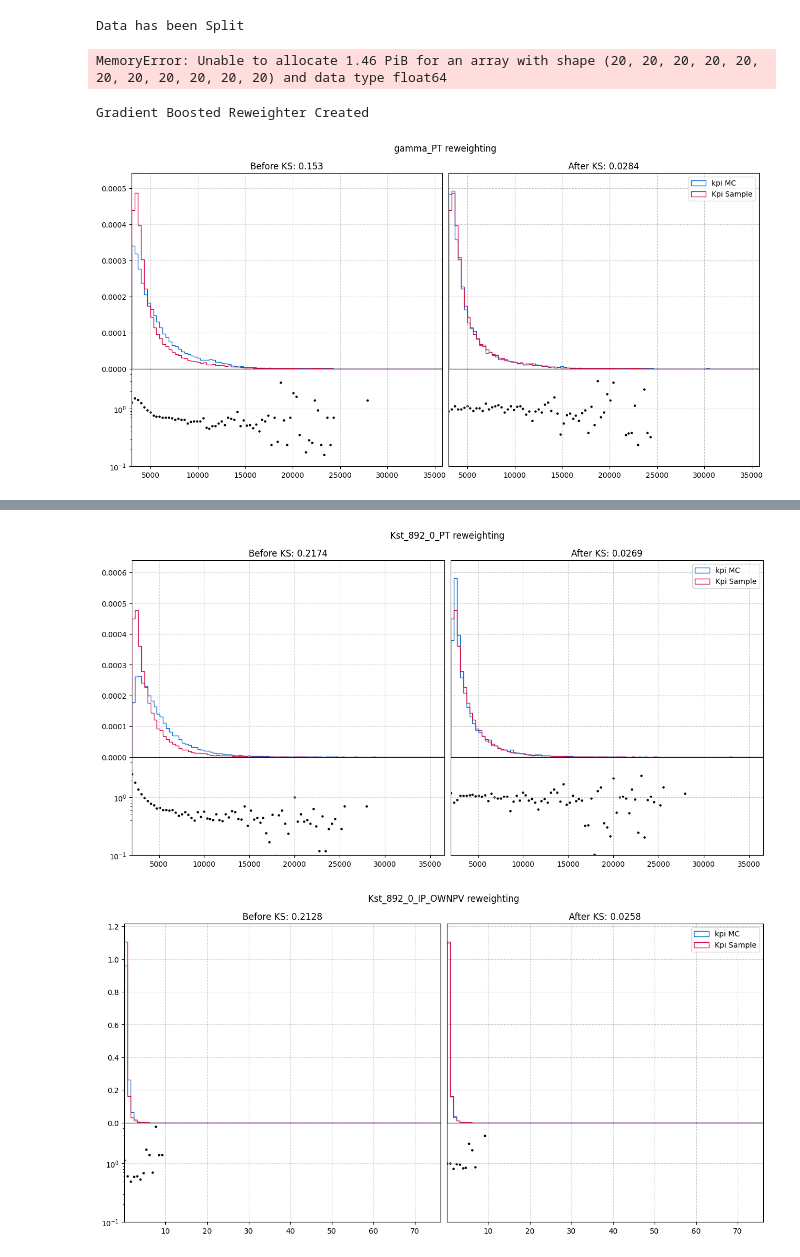
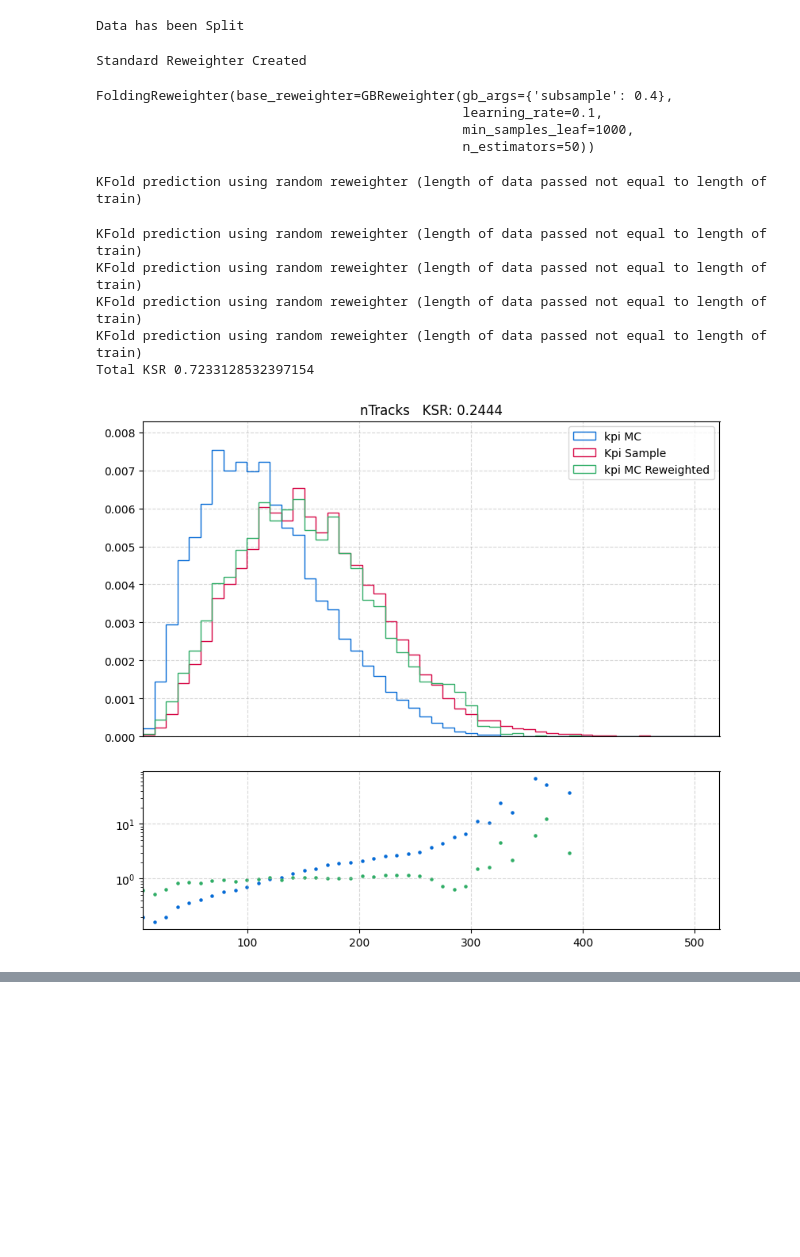
Before and after one commit to s1960329/MScProjectCode, a Jupyter notebook: scipts/ReweightingModel.ipynb, the cells around one changed output, grey strips where cells are left out. Drawn from its saved outputs; the diff is of its cells as text; code cells hidden in the pictures; blank space fills up the shorter version.

Commit message:
Reweight Check

```diff
--- a/scipts/ReweightingModel.ipynb
+++ b/scipts/ReweightingModel.ipynb
@@ -14,34 +30,34 @@ colors     = {"kpi" : "#066bd6", "kpisw"  : "#d60645",  "pipi" : "#2fad66", "rat
 # %%
 dataframes  = {}
-path = "/Users/finnjohnonori/Documents/GitHubRepositories/HistogramsLHCbFull/data/"
+path = "/Users/finnjohnonori/Documents/GitHubRepositories/MScProject/data/"
 
 # Imports the Kpi monte carlo data - Original
 with uproot.open(path + "kpiG_MC_Bd2KstGamma_HighPt_prefilter_2018_noPIDsel-magup.root") as Kpi_TChain_MC_up: # type: ignore
     Kpi_TTree_up         = Kpi_TChain_MC_up["DecayTree"]
-    Kpi_up_MC_df         = Kpi_TTree_up.arrays(columns, library="pd") # type: ignore
+    Kpi_up_MC_df         = Kpi_TTree_up.arrays(columns["kpi"], library="pd", aliases ={"B_ETA": "-log(tan(atan(B_PT/B_PZ)/2))"}) # type: ignore
 
 with uproot.open(path + "kpiG_MC_Bd2KstGamma_HighPt_prefilter_2018_noPIDsel-magdown.root") as Kpi_TChain_MC_down: # type: ignore
     Kpi_TTree_MC_down    = Kpi_TChain_MC_down["DecayTree"]
-    Kpi_down_MC_df       = Kpi_TTree_MC_down.arrays(columns, library="pd") # type: ignore
+    Kpi_down_MC_df       = Kpi_TTree_MC_down.arrays(columns["kpi"], library="pd", aliases ={"B_ETA": "-log(tan(atan(B_PT/B_PZ)/2))"}) # type: ignore
 
 dataframes["kpi"]   = pd.concat((Kpi_up_MC_df, Kpi_down_MC_df))
 
-# Import the pipi monte carlo data
-# with uproot.open(path + "pipiG_MC_Bd2RhoGamma_HighPt_prefilter_2018_noPIDsel-magup.root") as pipi_TChain_MC_up: # type: ignore
-#     pipi_TTree_MC_up     = pipi_TChain_MC_up["DecayTree"]
-#     pipi_up_MC_df        = pipi_TTree_MC_up.arrays(self.columns, library="pd") # type: ignore
+#Import the pipi monte carlo data
+with uproot.open(path + "pipiG_MC_Bd2RhoGamma_HighPt_prefilter_2018_noPIDsel-magup.root") as pipi_TChain_MC_up: # type: ignore
+    pipi_TTree_MC_up     = pipi_TChain_MC_up["DecayTree"]
+    pipi_up_MC_df        = pipi_TTree_MC_up.arrays(columns["pipi"], library="pd", aliases ={"B_ETA": "-log(tan(atan(B_PT/B_PZ)/2))"}) # type: ignore
 
-# with uproot.open(path + "pipiG_MC_Bd2RhoGamma_HighPt_prefilter_2018_noPIDsel-magdown.root") as pipi_TChain_MC_down: # type: ignore
-#     pipi_TTree_MC_down   = pipi_TChain_MC_down["DecayTree"]
-#     pipi_down_MC_df      = pipi_TTree_MC_down.arrays(self.columns, library="pd") # type: ignore
+with uproot.open(path + "pipiG_MC_Bd2RhoGamma_HighPt_prefilter_2018_noPIDsel-magdown.root") as pipi_TChain_MC_down: # type: ignore
+    pipi_TTree_MC_down   = pipi_TChain_MC_down["DecayTree"]
+    pipi_down_MC_df      = pipi_TTree_MC_down.arrays(columns["pipi"], library="pd", aliases ={"B_ETA": "-log(tan(atan(B_PT/B_PZ)/2))"}) # type: ignore
 
-# self.dataframes["pipi"]  = pd.concat((pipi_up_MC_df, pipi_down_MC_df))
+dataframes["pipi"]  = pd.concat((pipi_up_MC_df, pipi_down_MC_df))
 
 #Imports the Sample Data - Target
 with uproot.open(path + "Sample_Kpigamma_2018_selectedTree_with_sWeights_Analysis_2hg_Unbinned-Mask1.root") as Kpi_TChain_SM: # type: ignore
     Kpi_TTree_SM         = Kpi_TChain_SM["DecayTree"]
 
-dataframes["kpisw"] = Kpi_TTree_SM.arrays(columns + ["NB0_Kpigamma_sw"], library="pd", cut = "(abs(B_M01-895.55)<100)") # type: ignore
+dataframes["kpisw"] = Kpi_TTree_SM.arrays(columns["kpi"] + ["NB0_Kpigamma_sw"], library="pd", cut = "(abs(B_M01-895.55)<100)", aliases ={"B_ETA": "-log(tan(atan(B_PT/B_PZ)/2))"}) # type: ignore
 dataframes["kpisw"] = dataframes["kpisw"].reset_index(drop=True)
 
 print("Data has been loaded")
@@ -63,16 +79,20 @@ print("Data has been Split")
 Data has been Split
 # %%
 StandardReweighter = reweight.BinsReweighter(n_bins=20, n_neighs=1.)
-StandardReweighter.fit(kpiMC_train, kpiSW_train[columns], original_weight=kpiMC_weights_train , target_weight=kpiSW_weights_train)
+StandardReweighter.fit(kpiMC_train, kpiSW_train[columns["kpi"]], original_weight=kpiMC_weights_train , target_weight=kpiSW_weights_train)
 print("Standard Reweighter Created")
 # %% [output]
-MemoryError: Unable to allocate 1.46 PiB for an array with shape (20, 20, 20, 20, 20, 20, 20, 20, 20, 20, 20) and data type float64
+Standard Reweighter Created
 # %%
-GradientBoostedReweighter = reweight.GBReweighter(n_estimators=250, learning_rate=0.1, max_depth=3, min_samples_leaf=1000, gb_args={'subsample': 0.4})
-GradientBoostedReweighter.fit(kpiMC_train, kpiSW_train[columns])
-print("Gradient Boosted Reweighter Created")
+GradientBoostedReweighter_base = reweight.GBReweighter(n_estimators=50,  learning_rate=0.1, max_depth=3, min_samples_leaf=1000, gb_args={'subsample': 0.4})
+GradientBoostedReweighter      = reweight.FoldingReweighter(GradientBoostedReweighter_base, n_folds=2)
+
+GradientBoostedReweighter.fit(kpiMC_train, kpiSW_train[columns["kpi"]])
 # %% [output]
-Gradient Boosted Reweighter Created
+FoldingReweighter(base_reweighter=GBReweighter(gb_args={'subsample': 0.4},
+                                               learning_rate=0.1,
+                                               min_samples_leaf=1000,
+                                               n_estimators=50))
 # %%
 
 def CreateDoublePlot(variable, Reweighter):
@@ -155,6 +139,19 @@ def CreateDoublePlot(variable, Reweighter):
 # %%
+total_KS = 0
 
-for var in columns:
-    CreateDoublePlot(variable=var, Reweighter=GradientBoostedReweighter)
+for var in columns["kpi"]:
+    KS_Residual = CreateDoublePlot(variable=var, Reweighter=GradientBoostedReweighter)
+    total_KS += KS_Residual
+
+
+print("Total KSR", total_KS)
+
+#0.8350859040429011
 # %% [output]
+KFold prediction using random reweighter (length of data passed not equal to length of train)
+KFold prediction using random reweighter (length of data passed not equal to length of train)
+KFold prediction using random reweighter (length of data passed not equal to length of train)
+KFold prediction using random reweighter (length of data passed not equal to length of train)
+KFold prediction using random reweighter (length of data passed not equal to length of train)
+Total KSR 0.7233128532397154
-[figure, old version]
+[figure, new version]
@@ -165,2 +161,0 @@ for var in columns:
-[figure, removed]
-[figure, removed]
```
Also changed, not shown: parts of 3 cells of this notebook, 35 other files.
